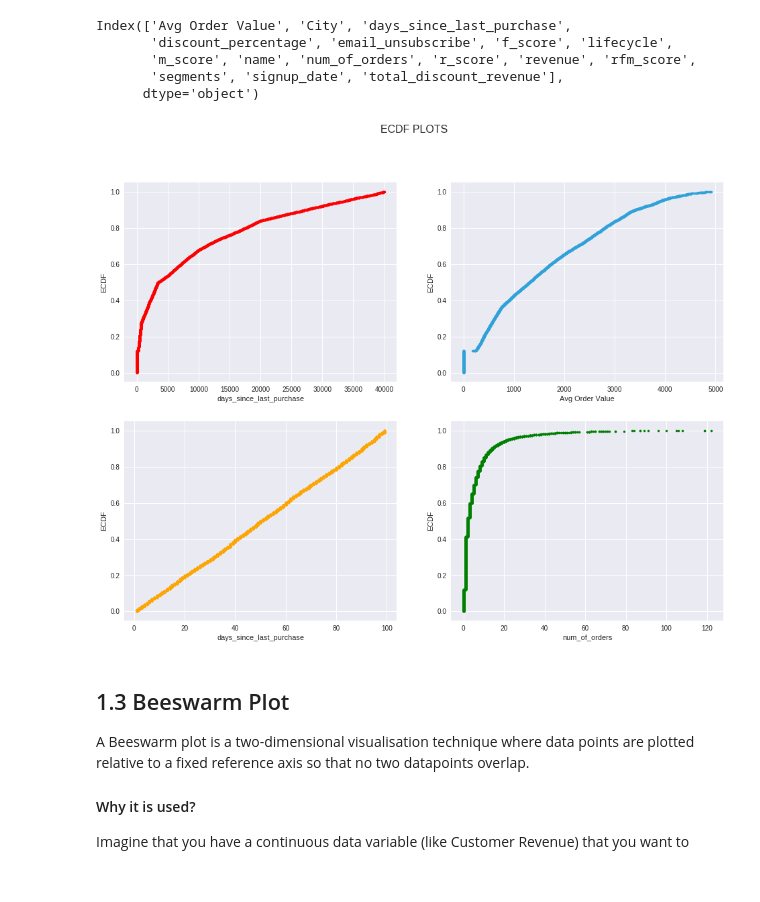
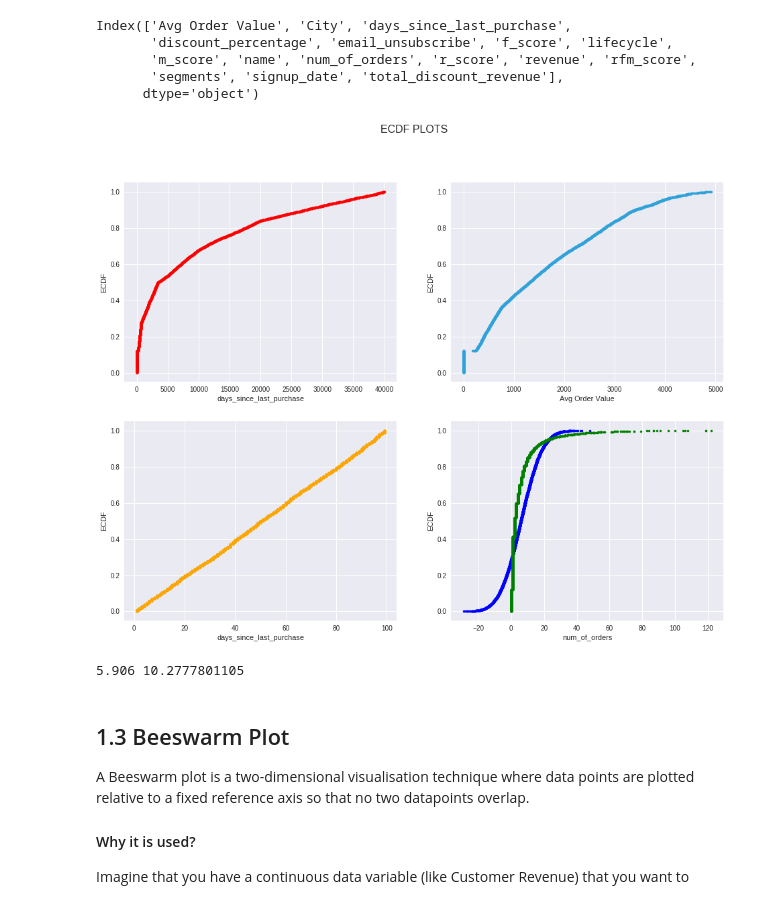
Before and after one commit to amdgd/team-old, a Jupyter notebook: src/EDA/BO Sample Data.ipynb, the cells around one changed output. Cells and saved outputs as stored; diff of their text form; code cells hidden in the pictures.

```diff
--- a/src/EDA/BO Sample Data.ipynb
+++ b/src/EDA/BO Sample Data.ipynb
@@ -257,34 +262,47 @@ def ecdf(Some_Series):
     x = np.sort(Some_Series)
     y = np.arange(1, len(x)+1)/len(x)
     return x,y
 
 x,y = ecdf(df.revenue)
 f, axarr = plt.subplots(2, 2, figsize=(16,12))
 
 axarr[0, 0].plot(x, y, marker=".", linestyle="none", color="red")
 axarr[0, 0].set(xlabel='days_since_last_purchase' , ylabel="ECDF")
 
 x,y = ecdf(df['Avg Order Value'])
 
 axarr[0, 1].plot(x, y, marker=".", linestyle="none")
 axarr[0, 1].set(xlabel='Avg Order Value' , ylabel="ECDF")
 
 x = np.sort(df['days_since_last_purchase'])
 y = np.arange(1, len(x)+1)/len(x)
 
 axarr[1, 0].plot(x, y, marker=".", linestyle="none", color="orange")
 axarr[1, 0].set(xlabel='days_since_last_purchase' , ylabel="ECDF")
 
 x = np.sort(df['num_of_orders'])
 y = np.arange(1, len(x)+1)/len(x)
 
+### Let's create a CDF plot of nornmalised data
+
+normal_data_num_of_orders = np.random.normal(np.mean(df['num_of_orders']), np.std(df['num_of_orders']), 10000)
+x_theoretical, y_theoretical = ecdf(normal_data_num_of_orders)
+axarr[1, 1].plot(x_theoretical, y_theoretical, marker=".", linestyle="none", color="blue")
 axarr[1, 1].plot(x, y, marker=".", linestyle="none", color="green")
+
+
 axarr[1, 1].set(xlabel='num_of_orders' , ylabel="ECDF")
 
 sns.plt.suptitle('ECDF PLOTS',fontsize=16)
 plt.show()
 # %% [output]
-[figure, old version]
+[figure, new version]
+# %%
+x_theoretical = np.mean(df['num_of_orders'])
+y_theoretical = np.std(df['num_of_orders'])
+print(x_theoretical, y_theoretical)
+# %% [output]
+5.906 10.2777801105
 # %% [markdown]
 ## 1.3 Beeswarm Plot
 A Beeswarm plot is a two-dimensional visualisation technique where data points are plotted relative to a fixed reference axis so that no two datapoints overlap.
```
Also changed, not shown: parts of 9 cells of this notebook, 12 other files.
